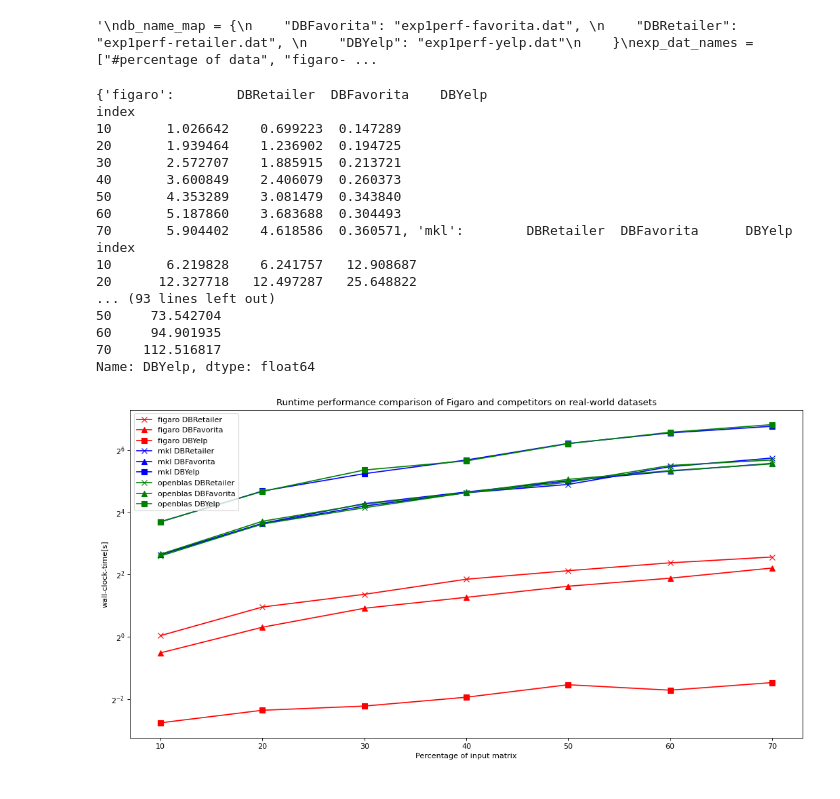
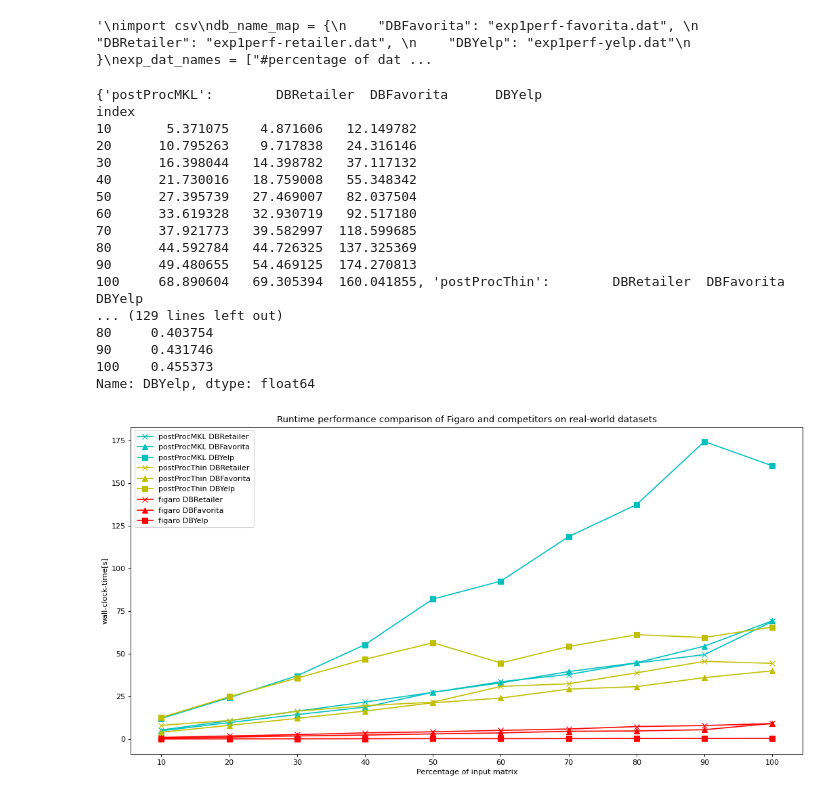
Before and after one commit to Sigmod2022ReproFigaro/figaro-VLDBJ, a Jupyter notebook: scripts/jupyter_notebooks/performance_percent.ipynb, the cells around one changed output. Drawn from its saved outputs; the diff is of its cells as text; code cells hidden in the pictures.

```diff
--- a/scripts/jupyter_notebooks/performance_percent.ipynb
+++ b/scripts/jupyter_notebooks/performance_percent.ipynb
@@ -9,12 +9,19 @@ from openpyxl import load_workbook, Workbook
 from openpyxl.utils.cell import get_column_letter
 
 path_src = "/local/scratch/Figaro/figaro-code"
-exp_names = ["figaro", "mkl", "openblas"]
-exp_paths = {"figaro": "comparisons/performance/figaro_thin_diag", "mkl": "comparisons/performance/python/mkl", "openblas": "comparisons/performance/python/openblas"}
+#exp_names = ["figaro", "mkl", "openblas"]
+#exp_names = ["figaro", "postProcThin", "postProcMKL", "mkl", "openblas"]
+#exp_names = ["postProcThin", "postProcMKL", "mkl", "openblas"]
+#exp_names = ["postProcMKL", "mkl", "openblas"]
+#exp_names = ["mkl", "openblas"]
+exp_names = ["postProcThin", "figaro"]
+exp_paths = {"figaro": "comparisons/performance/figaro_thin_diag", "mkl": "comparisons/performance/python/mkl", "openblas": "comparisons/performance/python/openblas",
+"postProcThin": "comparisons/performance/postprocess/thin_diag",
+"postProcMKL": "comparisons/performance/postprocess/lapack"}
 db_names = ["DBRetailer", "DBFavorita", "DBYelp"]
 
 start_per = 10
-end_per = 70
+end_per = 100
 per_inc = 10
 
 num_measurement = 5
@@ -75,6 +82,6 @@ figaro DBRetailer DBRetailer30 2.544207
 # %%
+"""
 import csv
-"""
 db_name_map = {
     "DBFavorita": "exp1perf-favorita.dat",
     "DBRetailer": "exp1perf-retailer.dat",
@@ -90,50 +97,53 @@ for db_name in db_names:
     df_db_results = df_db_results.reset_index().rename(columns={df_db_results.index.name:'index'})
     df_db_results.columns = exp_dat_names
     df_db_results.to_csv(db_name_map[db_name], float_format='%.2f', sep='\t', index=False, quoting=csv.QUOTE_NONE,  escapechar=" ")
+
 """
 # %% [output]
-'\ndb_name_map = {\n    "DBFavorita": "exp1perf-favorita.dat", \n    "DBRetailer": "exp1perf-retailer.dat", \n    "DBYelp": "exp1perf-yelp.dat"\n    }\nexp_dat_names = ["#percentage of data", "figaro- ...
+'\nimport csv\ndb_name_map = {\n    "DBFavorita": "exp1perf-favorita.dat", \n    "DBRetailer": "exp1perf-retailer.dat", \n    "DBYelp": "exp1perf-yelp.dat"\n    }\nexp_dat_names = ["#percentage of dat ...
 # %%
 import matplotlib.pyplot as plt
 
 plt.figure("name", figsize=(16, 8), dpi=80)
 plt.xlabel("Percentage of input matrix")
 plt.ylabel("wall-clock-time[s]")
 
 plt.title("Runtime performance comparison of Figaro and competitors on real-world datasets")
 
-plt.yscale('log', base=2)
+plt.yscale('linear')
 plt.locator_params(axis='x', nbins=6)
 plt.locator_params(axis='x', nbins=10)
 db_marker =  {"DBFavorita": "^", "DBYelp": "s", "DBRetailer": "x"}
-exp_colour = {"figaro": "r", "mkl": "b", "openblas": "g"}
+exp_colour = {"figaro": "r", "mkl": "b", "openblas": "g",
+"postProcThin": "y", "postProcMKL": "c"
+}
 
 print(df_measurement_exps)
 for exp_name in exp_names:
     print(exp_name)
     df_measurement = df_measurement_exps[exp_name]
     for db_name in df_measurement:
         print(df_measurement[db_name])
         plt.plot(df_measurement[db_name], "-" + exp_colour[exp_name] + db_marker[db_name], label="{} {}".format(exp_name, db_name), markersize=8)
 plt.legend(loc="upper left")
 
 plt.show()
 # %% [output]
-{'figaro':        DBRetailer  DBFavorita    DBYelp
+{'postProcMKL':        DBRetailer  DBFavorita      DBYelp
 index
-10       1.026642    0.699223  0.147289
-20       1.939464    1.236902  0.194725
-30       2.572707    1.885915  0.213721
-40       3.600849    2.406079  0.260373
-50       4.353289    3.081479  0.343840
-60       5.187860    3.683688  0.304493
-70       5.904402    4.618586  0.360571, 'mkl':        DBRetailer  DBFavorita      DBYelp
-index
-10       6.219828    6.241757   12.908687
-20      12.327718   12.497287   25.648822
-... (93 lines left out)
-50     73.542704
-60     94.901935
-70    112.516817
+10       5.371075    4.871606   12.149782
+20      10.795263    9.717838   24.316146
+30      16.398044   14.398782   37.117132
+40      21.730016   18.759008   55.348342
+50      27.395739   27.469007   82.037504
+60      33.619328   32.930719   92.517180
+70      37.921773   39.582997  118.599685
+80      44.592784   44.726325  137.325369
+90      49.480655   54.469125  174.270813
+100     68.890604   69.305394  160.041855, 'postProcThin':        DBRetailer  DBFavorita     DBYelp
+... (129 lines left out)
+80     0.403754
+90     0.431746
+100    0.455373
 Name: DBYelp, dtype: float64
-[figure, old version]
+[figure, new version]
```
Also changed, not shown: parts of 1 cell of this notebook, 7 other files.
